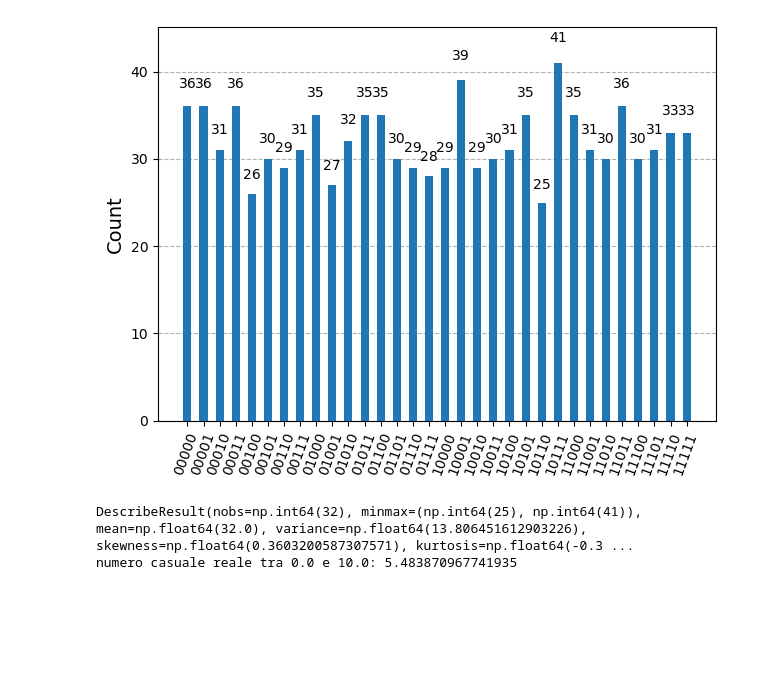
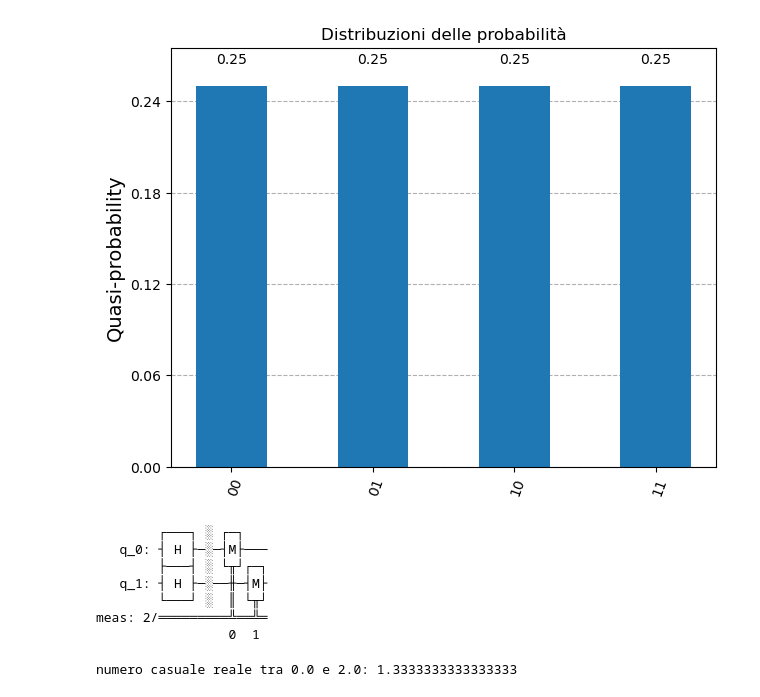
Before and after one commit to progettimatfis/Theory, a Jupyter notebook: secondo es/aer_reale.ipynb, the cells around one changed output. Saved outputs shown, nothing was run; the diff lists cells and outputs as text; code cells hidden in the pictures; blank space fills up the shorter version.

```diff
--- a/secondo es/aer_reale.ipynb
+++ b/secondo es/aer_reale.ipynb
@@ -56,32 +11,51 @@ meas: 5/═════════╩══╩══╩══╩══╩═
+# %%
+# Parametri iniziali
+
+a = float(input('inserisci a, estremo sx dell\'intervallo\' (reale) : '))
+b = float(input('inserisci b, estremo dx dell\'intervallo\'(reale) : '))
+d = float(input('inserisci l\'errore massimo desiderato ( < b-a ) : '))
+# %%
+%matplotlib inline
+
+# Costruzione del vettore di precisione p
+num_bit = math.ceil(math.log2((b-a)/d+1)) # numero minimo di bit per rappresentare tutti i numeri reali in [0,(b-a)] a distanza <= d
+p = [(1/2)**i for i in range(1,num_bit+1)]
+
+# Creazione di un circuito quantistico per la generazione di un numero reale casuale in [0,(b-a)]
+qc = QuantumCircuit(num_bit)
+# aggiunta dei gates di Hadamard in qc
+qc.h(qc.qubits)
+
+# Verifica che la probabilità di generare un qualsiasi numero intero in [0,(b-a)] con qc sia uguale per tutti (= 1/(2^(num_bit)) )
+state = Statevector.from_instruction(qc)
+probs = state.probabilities_dict()
+plot_histogram(probs)
+plt.title("Distribuzioni delle probabilità")
+plt.show()
+
+# aggiunta dei gate di misurazione in qc
+qc.measure_all()
+print(qc)
+# %% [output]
+[figure, added]
+        ┌───┐ ░ ┌─┐
+   q_0: ┤ H ├─░─┤M├───
+        ├───┤ ░ └╥┘┌─┐
+   q_1: ┤ H ├─░──╫─┤M├
+        └───┘ ░  ║ └╥┘
+meas: 2/═════════╩══╩═
+                 0  1
 # %%
-%matplotlib inline
+# Definizione del simulatore ideale del circuito quantistico
+simulator = AerSimulator(method = 'statevector')
 
-# simulatore
-simulator = AerSimulator(method='statevector') # NON facciamo traspilazione
-
-# risultato di una misurazione (non importa fare shot perchè gia conosco la prob dallo statevector)
-result = simulator.run(qc, shots=1024).result()
-
-# grafico dei counts
-counts = result.get_counts()  # Get measurement counts
-plot_histogram(counts)
-plt.show()
-# analisi statistica di counts.values() :
-valori_int = [int(v) for v in counts.values()]
-print(scipy.stats.describe(valori_int))
-
-# per ottenere il vettore binario misurato (conversione in decimale del primo numero generato nei 1024 shots)
-bit_string = list(result.get_counts().keys())[0] # dict_key -> lista con un solo elemento che è una stringa -> ne prendo il primo elemento che è una stringa
-# in bit_strign ho le configurazioni binarie che sono uscite nei tot shots fatti,
-#  con [0] prendo la prima ed è casuale la prima configurazione ottenuta dalla misurazione
-numero_binario = [int(b) for b in bit_string] # stringa -> lista di interi (non posso farlo in place perchè stringa è immutabile)
-# per ottenere numero reale nell'intervallo [0,sum(p)]
-numero_reale = np.dot(p, numero_binario )
-# riportiamo nell'intervallo (a,b)
-numero_reale = (numero_reale * 1/sum(p))*(b-a)
-numero_reale = numero_reale+a
+# Generazione di un reale nell'intervallo [a,b]
+result = simulator.run(qc, shots=1).result() # risultato generato dal qc
+bit_string = list(result.get_counts().keys())[0] # dict_keys -> lista con unico elemento la stringa corrispondente alla configurazione binaria generata da qc
+numero_binario = [int(b) for b in bit_string] # lista con una stringa -> lista di valori binari
+numero_reale = np.dot(p, numero_binario) # numero_reale nell'intervallo [0,sum(p)]
+numero_reale = (numero_reale * 1/sum(p))*(b-a) # numero_reale nell'intervallo [0,b-a]
+numero_reale = numero_reale+a # numero_reale nell'intervallo [a,b]
 print(f'numero casuale reale tra {a} e {b}: {numero_reale}')
 # %% [output]
-[figure, removed]
-DescribeResult(nobs=np.int64(32), minmax=(np.int64(25), np.int64(41)), mean=np.float64(32.0), variance=np.float64(13.806451612903226), skewness=np.float64(0.3603200587307571), kurtosis=np.float64(-0.3 ...
-numero casuale reale tra 0.0 e 10.0: 5.483870967741935
+numero casuale reale tra 0.0 e 2.0: 1.3333333333333333
```
Also changed, not shown: parts of 3 cells of this notebook, 3 other files.
